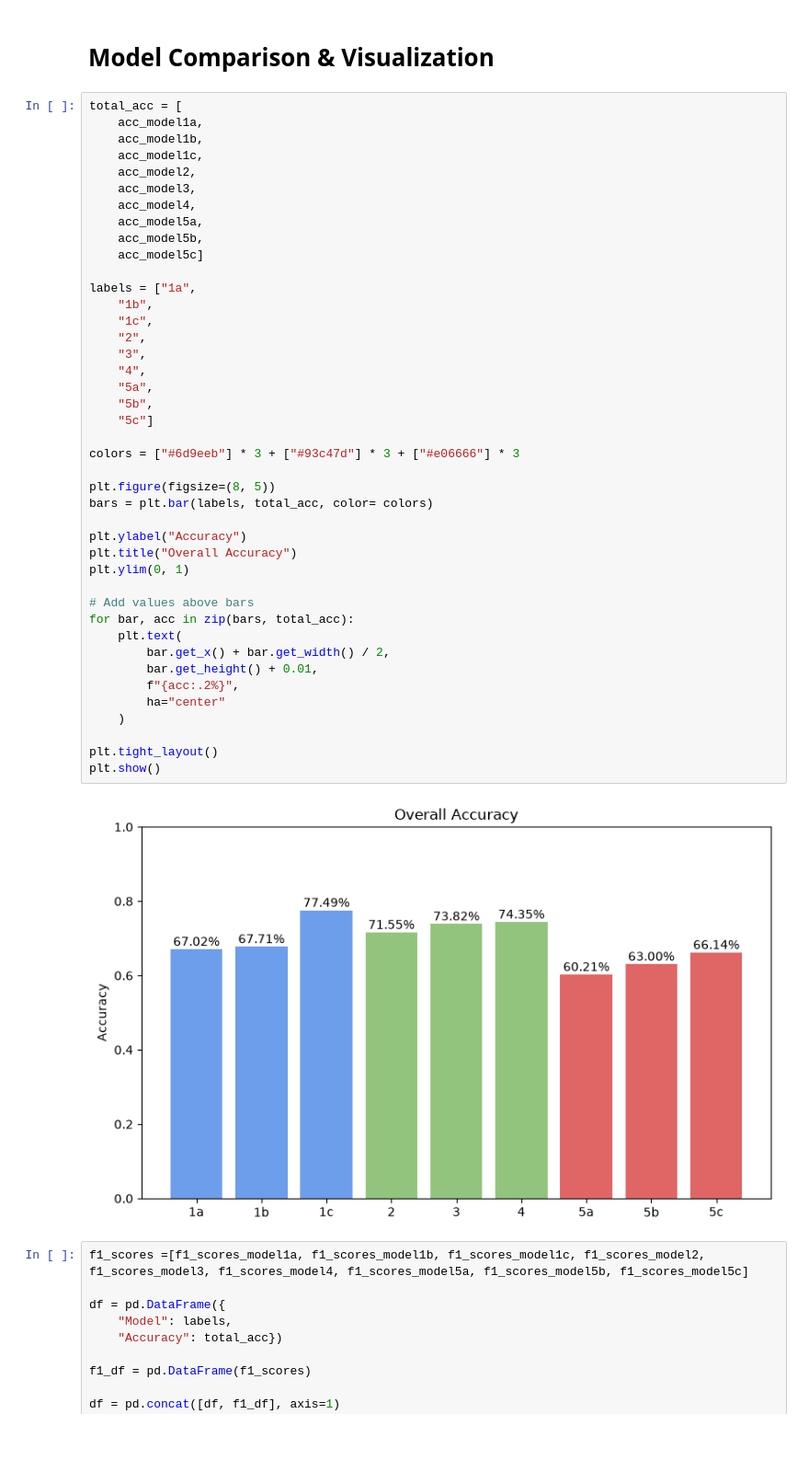
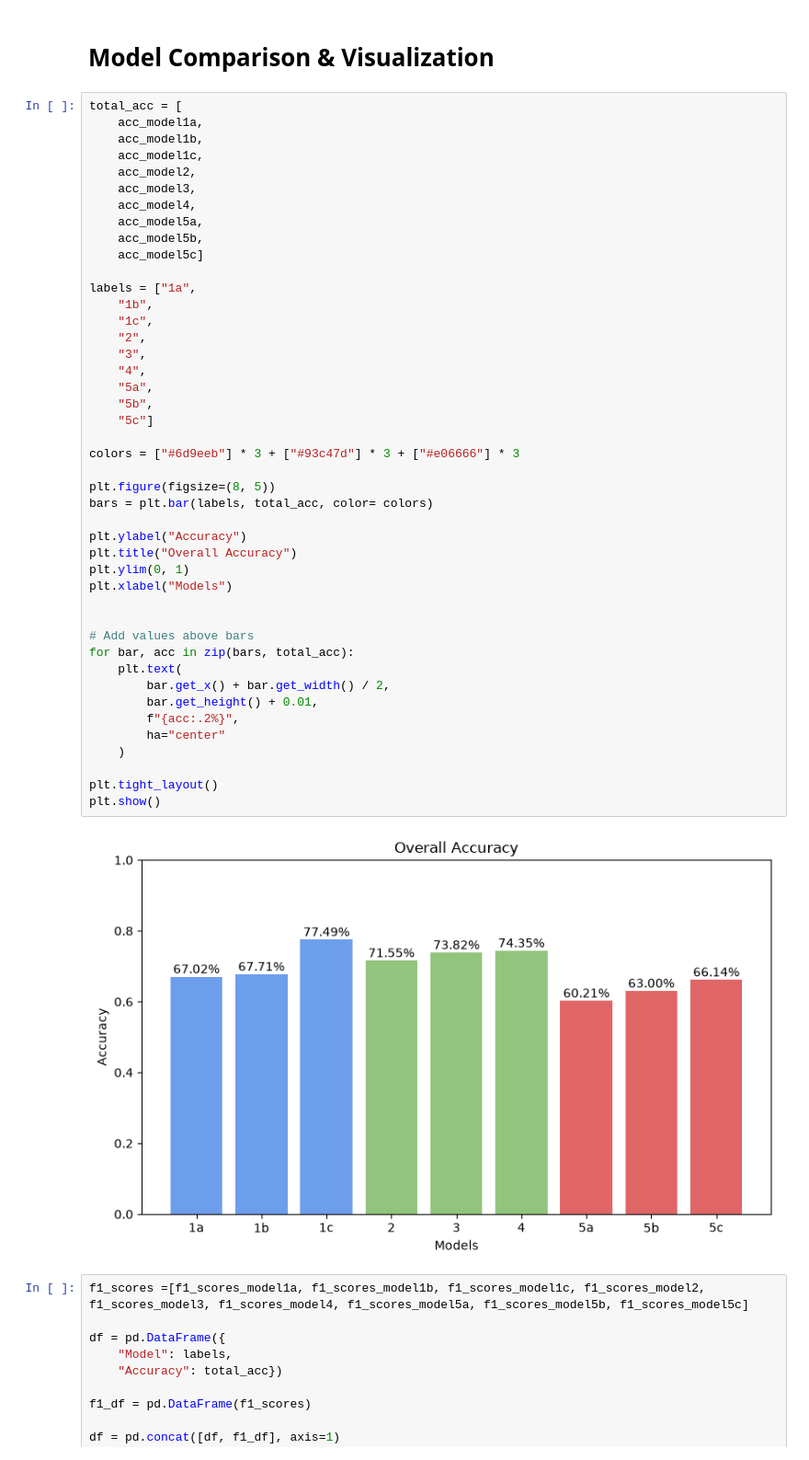
Before and after one commit to mschl7/action_recognition, a Jupyter notebook: main.ipynb, the cells around one changed output. Shown at 92% size. Saved outputs shown, nothing was run; the diff lists cells and outputs as text.

```diff
--- a/main.ipynb
+++ b/main.ipynb
@@ -1552,34 +1552,36 @@ labels = ["1a",
     "1b",
     "1c",
     "2",
     "3",
     "4",
     "5a",
     "5b",
     "5c"]
 
 colors = ["#6d9eeb"] * 3 + ["#93c47d"] * 3 + ["#e06666"] * 3
 
 plt.figure(figsize=(8, 5))
 bars = plt.bar(labels, total_acc, color= colors)
 
 plt.ylabel("Accuracy")
 plt.title("Overall Accuracy")
 plt.ylim(0, 1)
+plt.xlabel("Models")
+
 
 # Add values above bars
 for bar, acc in zip(bars, total_acc):
     plt.text(
         bar.get_x() + bar.get_width() / 2,
         bar.get_height() + 0.01,
         f"{acc:.2%}",
         ha="center"
     )
 
 plt.tight_layout()
 plt.show()
 # %% [output]
-[figure, old version]
+[figure, new version]
 # %%
 f1_scores =[f1_scores_model1a, f1_scores_model1b, f1_scores_model1c, f1_scores_model2, f1_scores_model3, f1_scores_model4, f1_scores_model5a, f1_scores_model5b, f1_scores_model5c]
 
```
